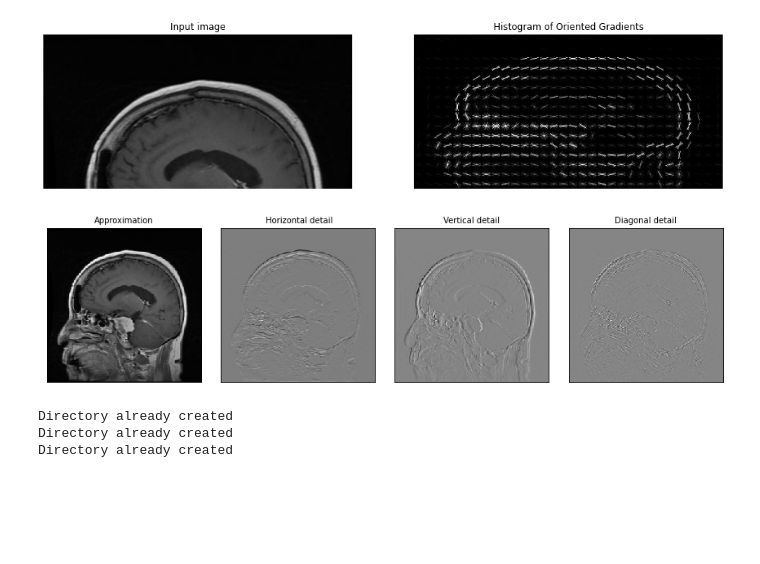
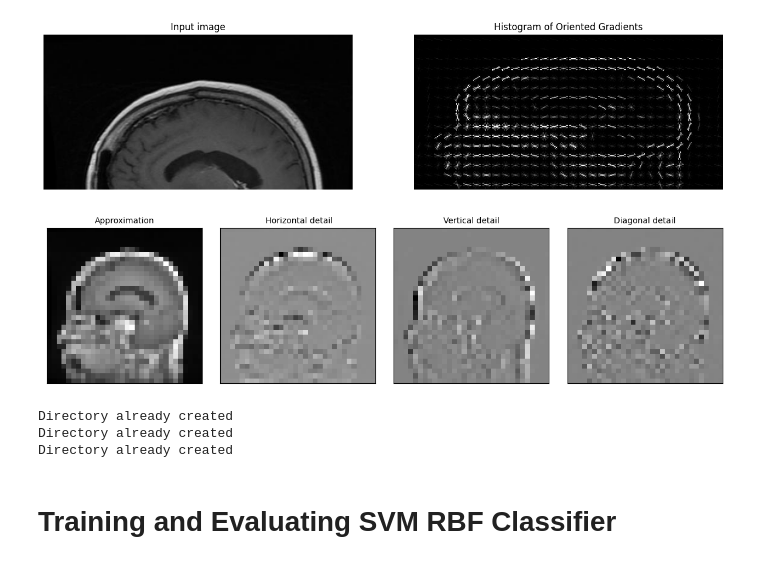
Before and after one commit to tobyloby12/AMLS-assignment, a Jupyter notebook: Task A.ipynb, the cells around one changed output. Cells and saved outputs as stored; diff of their text form; code cells hidden in the pictures; blank space fills up the shorter version.

```diff
--- a/Task A.ipynb
+++ b/Task A.ipynb
@@ -62,25 +68,25 @@ def wavelet_feature(original, iterations):
 # %%
 # Load image
 original = cv2.imread('./dataset/image/IMAGE_0000.jpg')
 original = cv2.cvtColor(original, cv2.COLOR_BGR2GRAY)
 
 # Wavelet transform of image, and plot approximation and details
 titles = ['Approximation', ' Horizontal detail',
           'Vertical detail', 'Diagonal detail']
-coeffs = wavelet_feature(original, 1)
+coeffs = wavelet_feature(original, 4)
 LL, (LH, HL, HH) = coeffs
 fig = plt.figure(figsize=(12, 3))
 for i, a in enumerate([LL, LH, HL, HH]):
     ax = fig.add_subplot(1, 4, i + 1)
     ax.imshow(a, interpolation="nearest", cmap=plt.cm.gray)
     ax.set_title(titles[i], fontsize=10)
     ax.set_xticks([])
     ax.set_yticks([])
 
 fig.tight_layout()
 plt.show()
 # %% [output]
-[figure, old version]
+[figure, new version]
 # %%
 # saving features for comparisons
 # creating directories for features to go in
@@ -169,3 +176,5 @@ y_test = np.load('./features_task_a/test/labels.npy')
+# %% [markdown]
+# Training and Evaluating SVM RBF Classifier
 # %%
 # creating model and evaluating
 # features will be an array of features which will be concatenated together from different feature extraction methods
```
Also changed, not shown: parts of 17 cells of this notebook, 10 other files.
